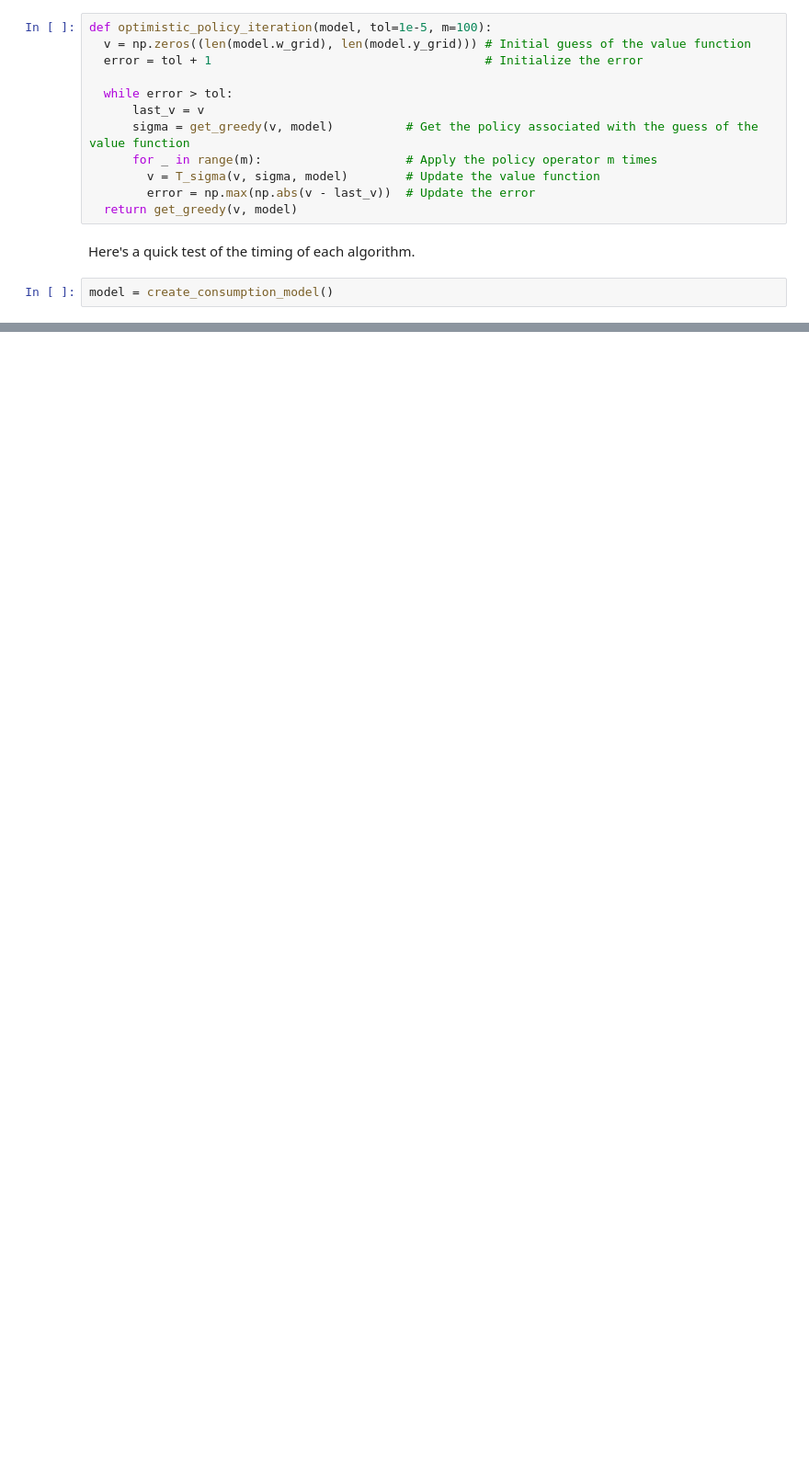
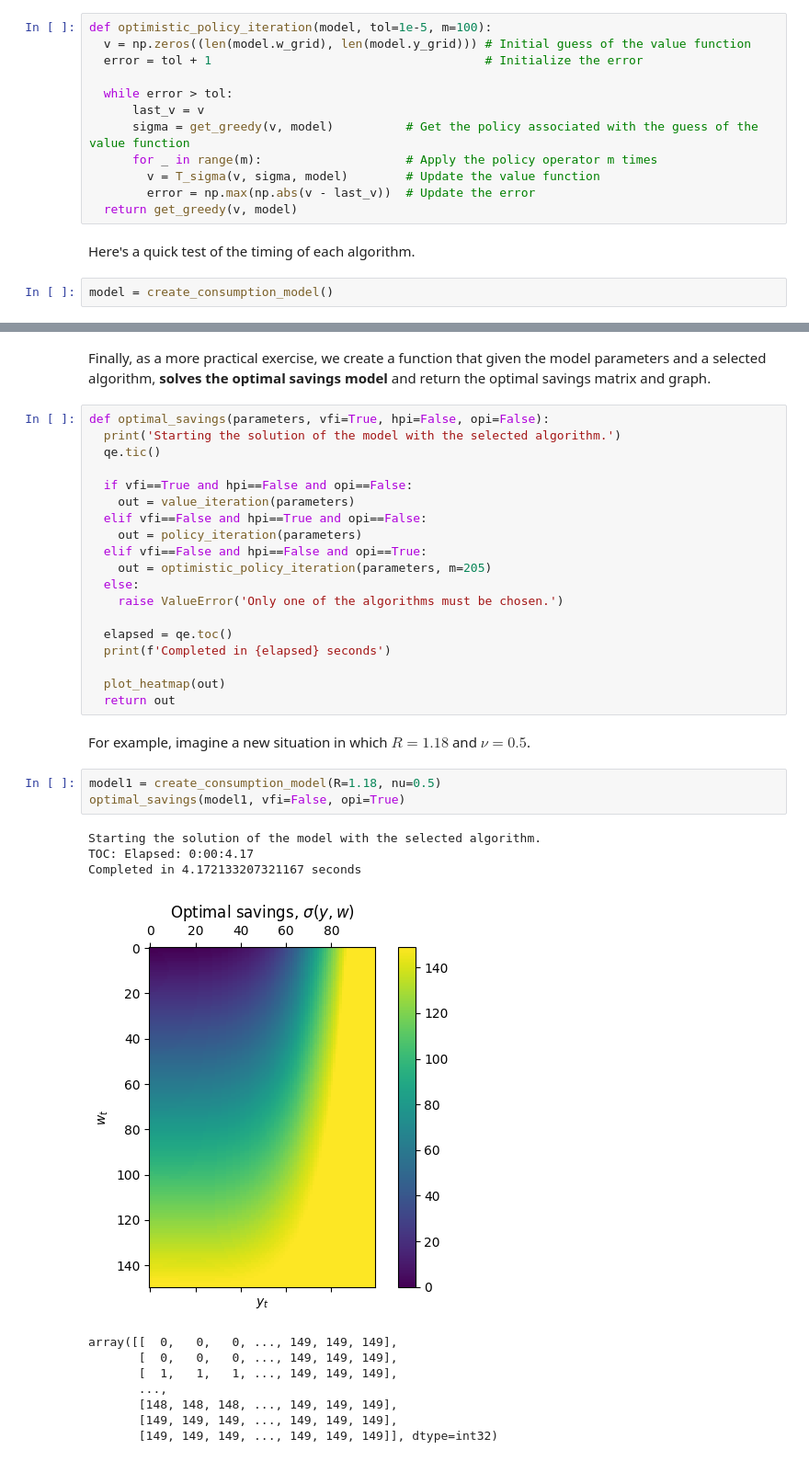
Before and after one commit to mloyorev/Theory, a Jupyter notebook: 7_OptimalSavingsNumba.ipynb, the cells around one changed output, grey strips where cells are left out. Shown: that part at 92% size. Saved outputs shown, nothing was run; the diff lists cells and outputs as text; blank space fills up the shorter version.

```diff
--- a/7_OptimalSavingsNumba.ipynb
+++ b/7_OptimalSavingsNumba.ipynb
@@ -417,0 +561,38 @@ model = create_consumption_model()
+# %% [markdown]
+Finally, as a more practical exercise, we create a function that given the model parameters and a selected algorithm, **solves the optimal savings model** and return the optimal savings matrix and graph.
+# %%
+def optimal_savings(parameters, vfi=True, hpi=False, opi=False):
+  print('Starting the solution of the model with the selected algorithm.')
+  qe.tic()
+
+  if vfi==True and hpi==False and opi==False:
+    out = value_iteration(parameters)
+  elif vfi==False and hpi==True and opi==False:
+    out = policy_iteration(parameters)
+  elif vfi==False and hpi==False and opi==True:
+    out = optimistic_policy_iteration(parameters, m=205)
+  else:
+    raise ValueError('Only one of the algorithms must be chosen.')
+
+  elapsed = qe.toc()
+  print(f'Completed in {elapsed} seconds')
+
+  plot_heatmap(out)
+  return out
+# %% [markdown]
+For example, imagine a new situation in which $R=1.18$ and $ν=0.5$.
+# %%
+model1 = create_consumption_model(R=1.18, nu=0.5)
+optimal_savings(model1, vfi=False, opi=True)
+# %% [output]
+Starting the solution of the model with the selected algorithm.
+TOC: Elapsed: 0:00:4.17
+Completed in 4.172133207321167 seconds
+[figure, added]
+array([[  0,   0,   0, ..., 149, 149, 149],
+       [  0,   0,   0, ..., 149, 149, 149],
+       [  1,   1,   1, ..., 149, 149, 149],
+       ...,
+       [148, 148, 148, ..., 149, 149, 149],
+       [149, 149, 149, ..., 149, 149, 149],
+       [149, 149, 149, ..., 149, 149, 149]], dtype=int32)
```
Also changed, not shown: parts of 10 cells of this notebook.
